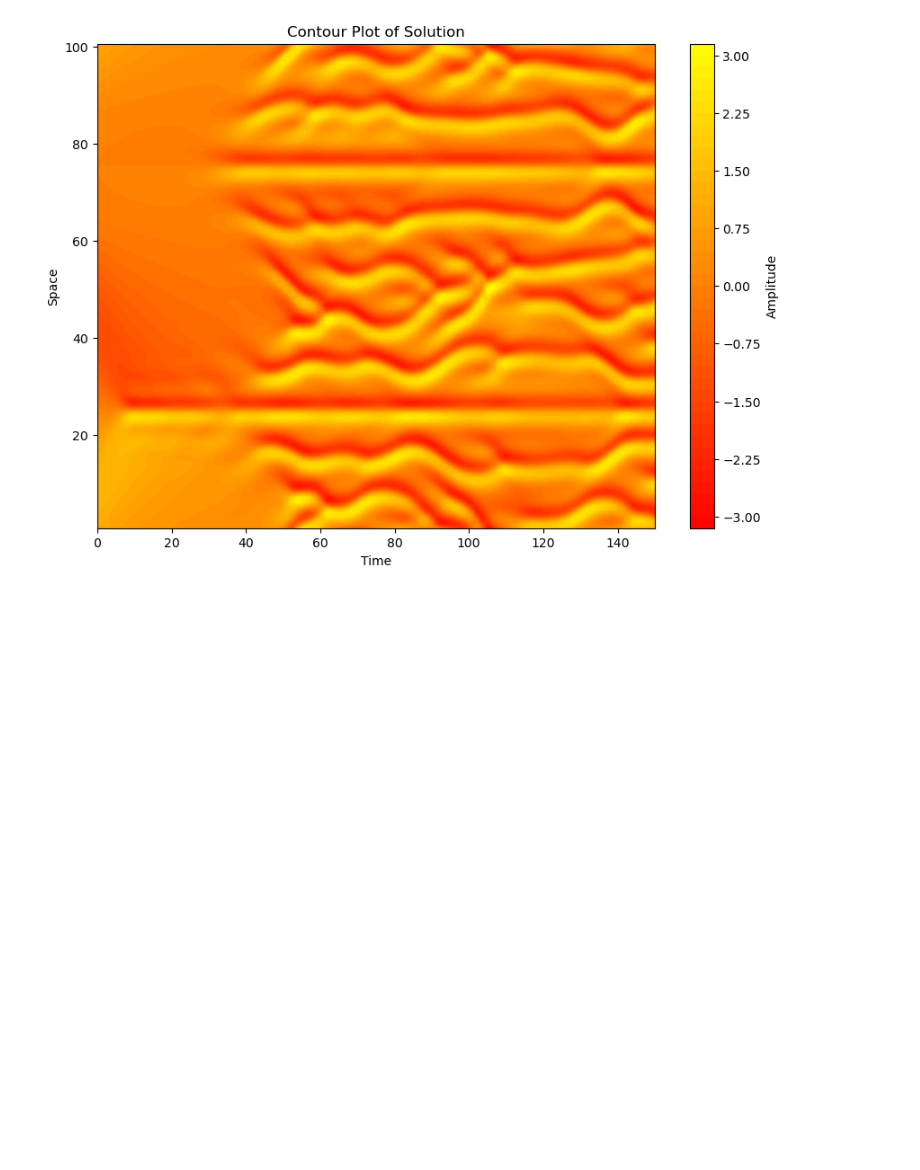
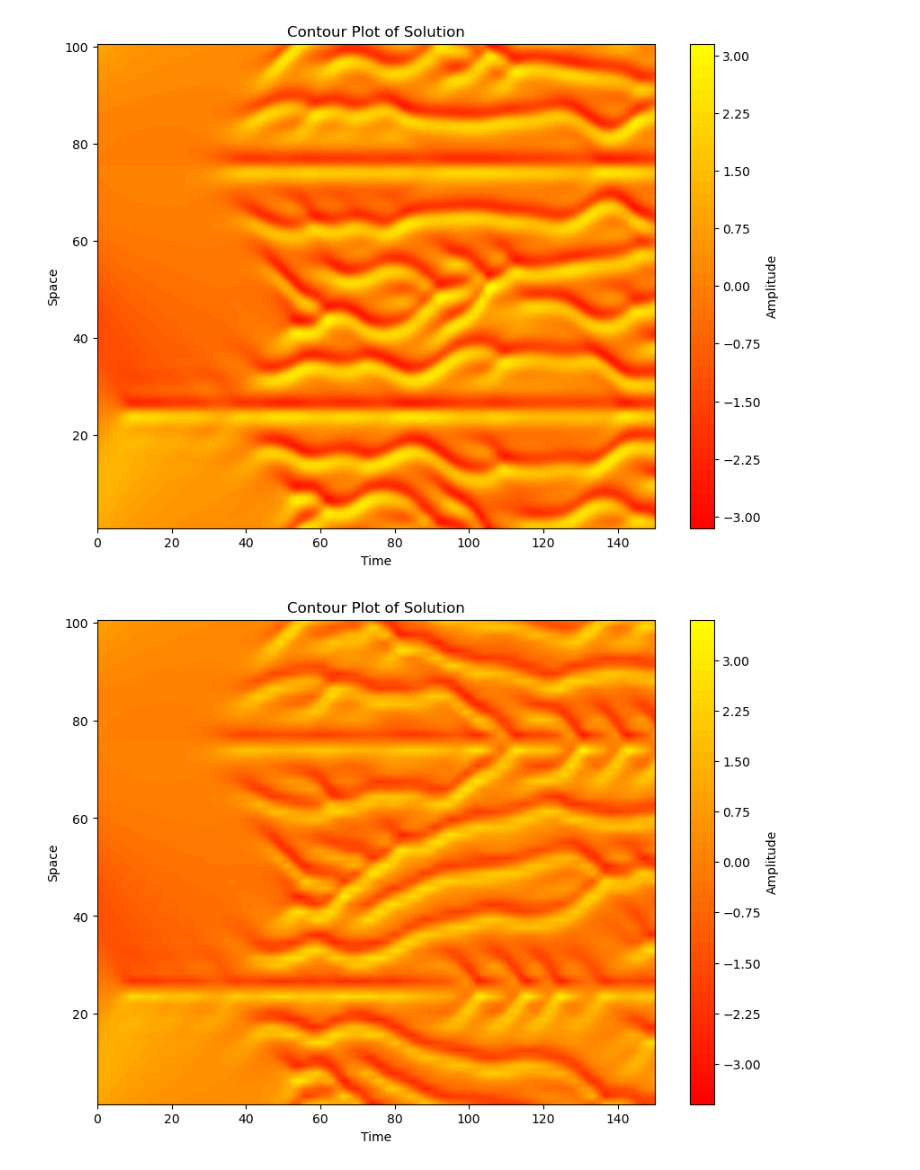
Before and after one commit to Gaffeyh/Research_Project, a Jupyter notebook: KS_eq.ipynb, the cells around one changed output. Cells and saved outputs as stored; diff of their text form; code cells hidden in the pictures; blank space fills up the shorter version.

Commit message:
big improvements to KS eq and AC eq investigation;  next step is implement FDM for AC

```diff
--- a/KS_eq.ipynb
+++ b/KS_eq.ipynb
@@ -16,14 +7,14 @@ import matplotlib.pyplot as plt
 from matplotlib import cm
 
 # Spatial grid and initial condition
-N = 128
+N = 2**7
 x = 32 * np.pi * np.arange(1, N+1) / N
 u = np.cos(x/16) * (1 + np.sin(x/16))
 v = np.fft.fft(u)
 
 # Precompute various ETDRK4 scalar quantities
 h = 1/4  # time step
-k = np.concatenate([np.arange(0, N//2),[0], np.arange(-N//2+1, 0)]) / 16  # wave numbers
+k = np.concatenate([ np.arange(0, N//2), [0], np.arange(-N//2+1, 0)]) / 16  # wave numbers
 L = k**2 - k**4  # Fourier multipliers
 E = np.exp(h * L)
 E2 = np.exp(h * L / 2)
@@ -43,6 +34,10 @@ tmax = 150
 nmax = round(tmax / h)
 nplt = int(np.floor((tmax / 100) / h))
 g = -0.5j * k
+
+
+
+
 
 for n in range(1, nmax+1):
     t = n * h
@@ -78,6 +73,78 @@ ax.set_title('Contour Plot of Solution')
 plt.show()
 # %% [output]
 [figure]
+# %%
+import numpy as np
+import matplotlib.pyplot as plt
+from matplotlib import cm
+
+# Spatial grid and initial condition
+N = 2**6
+x = 32 * np.pi * np.arange(1, N+1) / N
+u = np.cos(x/16) * (1 + np.sin(x/16))
+v = np.fft.fft(u)
+
+# Precompute various ETDRK4 scalar quantities
+h = 1/4  # time step
+k = np.concatenate([ np.arange(0, N//2), [0], np.arange(-N//2+1, 0)]) / 16  # wave numbers
+L = k**2 - k**4  # Fourier multipliers
+E = np.exp(h * L)
+E2 = np.exp(h * L / 2)
+M = 16  # number of points for complex means
+r = np.exp(1j * np.pi * (np.arange(1, M+1) - 0.5) / M)  # roots of unity
+
+LR = h * L[:, None] + r[None, :]
+Q = h * np.real(np.mean((np.exp(LR / 2) - 1) / LR, axis=1))
+f1 = h * np.real(np.mean((-4 - LR + np.exp(LR) * (4 - 3 * LR + LR**2)) / LR**3, axis=1))
+f2 = h * np.real(np.mean((2 + LR + np.exp(LR) * (-2 + LR)) / LR**3, axis=1))
+f3 = h * np.real(np.mean((-4 - 3 * LR - LR**2 + np.exp(LR) * (4 - LR)) / LR**3, axis=1))
+
+# Main time-stepping loop
+uu = u
+tt = [0]
+tmax = 150
+nmax = round(tmax / h)
+nplt = int(np.floor((tmax / 100) / h))
+g = -0.5j * k
+
+
+
+
+
+for n in range(1, nmax+1):
+    t = n * h
+    Nv = g * np.fft.fft(np.real(np.fft.ifft(v))**2)
+    a = E2 * v + Q * Nv
+    Na = g * np.fft.fft(np.real(np.fft.ifft(a))**2)
+    b = E2 * v + Q * Na
+    Nb = g * np.fft.fft(np.real(np.fft.ifft(b))**2)
+    c = E2 * a + Q * (2 * Nb - Nv)
+    Nc = g * np.fft.fft(np.real(np.fft.ifft(c))**2)
+
+    v = E * v + Nv * f1 + 2 * (Na + Nb) * f2 + Nc * f3
+
+    if n % nplt == 0:
+        u = np.real(np.fft.ifft(v))
+        uu = np.vstack([uu, u])
+        tt.append(t)
+
+# Plot results using a contour plot
+fig, ax = plt.subplots(figsize=(10, 7))
+X, T = np.meshgrid(x, tt)
+contour = ax.contourf(T, X, uu, levels=50, cmap=cm.autumn)
+
+# Add a colorbar
+cbar = plt.colorbar(contour, ax=ax)
+cbar.set_label('Amplitude')
+
+# Set labels and title
+ax.set_xlabel('Time')
+ax.set_ylabel('Space')
+ax.set_title('Contour Plot of Solution')
+
+plt.show()
+# %% [output]
+[figure, added]
 # %%
 from matplotlib.animation import FuncAnimation, PillowWriter
 
```
Also changed, not shown: parts of 20 cells of this notebook, 8 other files.
